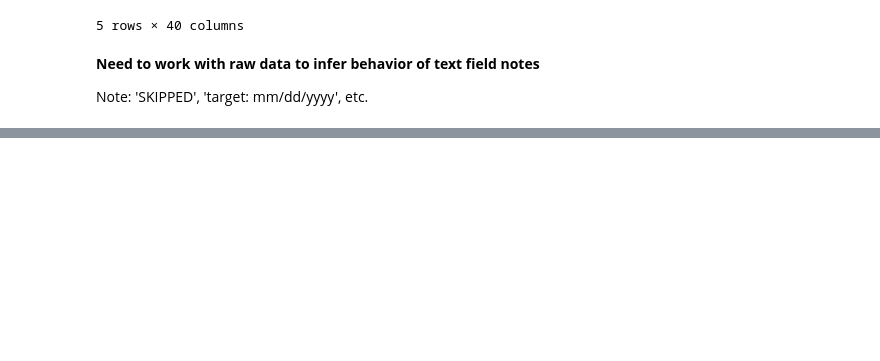
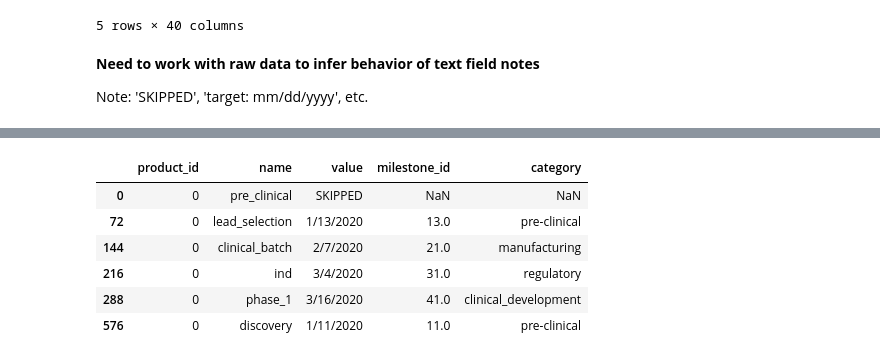
Before and after one commit to c19-rnd-dashboard/py-api-vac-rnd-dash, a Jupyter notebook: data/vaccines/Clean HelpWithCovid Vaccines.ipynb, the cells around one changed output, grey strips where cells are left out. Saved outputs shown, nothing was run; the diff lists cells and outputs as text; code cells hidden in the pictures; blank space fills up the shorter version.

```diff
--- a/data/vaccines/Clean HelpWithCovid Vaccines.ipynb
+++ b/data/vaccines/Clean HelpWithCovid Vaccines.ipynb
@@ -784,8 +849,18 @@ mmerged.head()
 # %%
 # Handle skipped, completed, target, status
 #    If 't' in value, split value on ':' and cast the right portion to date
 #    If value[0] is integer cast to date
 #    If value[0] is string store as status and null value
+
+mmerged[mmerged.value.notna()]
+# %% [output]
+|  | product_id | name | value | milestone_id | category |
+| 0 | 0 | pre_clinical | SKIPPED | NaN | NaN |
+| 72 | 0 | lead_selection | 1/13/2020 | 13.0 | pre-clinical |
+| 144 | 0 | clinical_batch | 2/7/2020 | 21.0 | manufacturing |
+| 216 | 0 | ind | 3/4/2020 | 31.0 | regulatory |
+| 288 | 0 | phase_1 | 3/16/2020 | 41.0 | clinical_development |
+| 576 | 0 | discovery | 1/11/2020 | 11.0 | pre-clinical |
 # %%
 # Develop window functions for fill
 # %%
```
Also changed, not shown: parts of 5 cells of this notebook, 9 other files.
